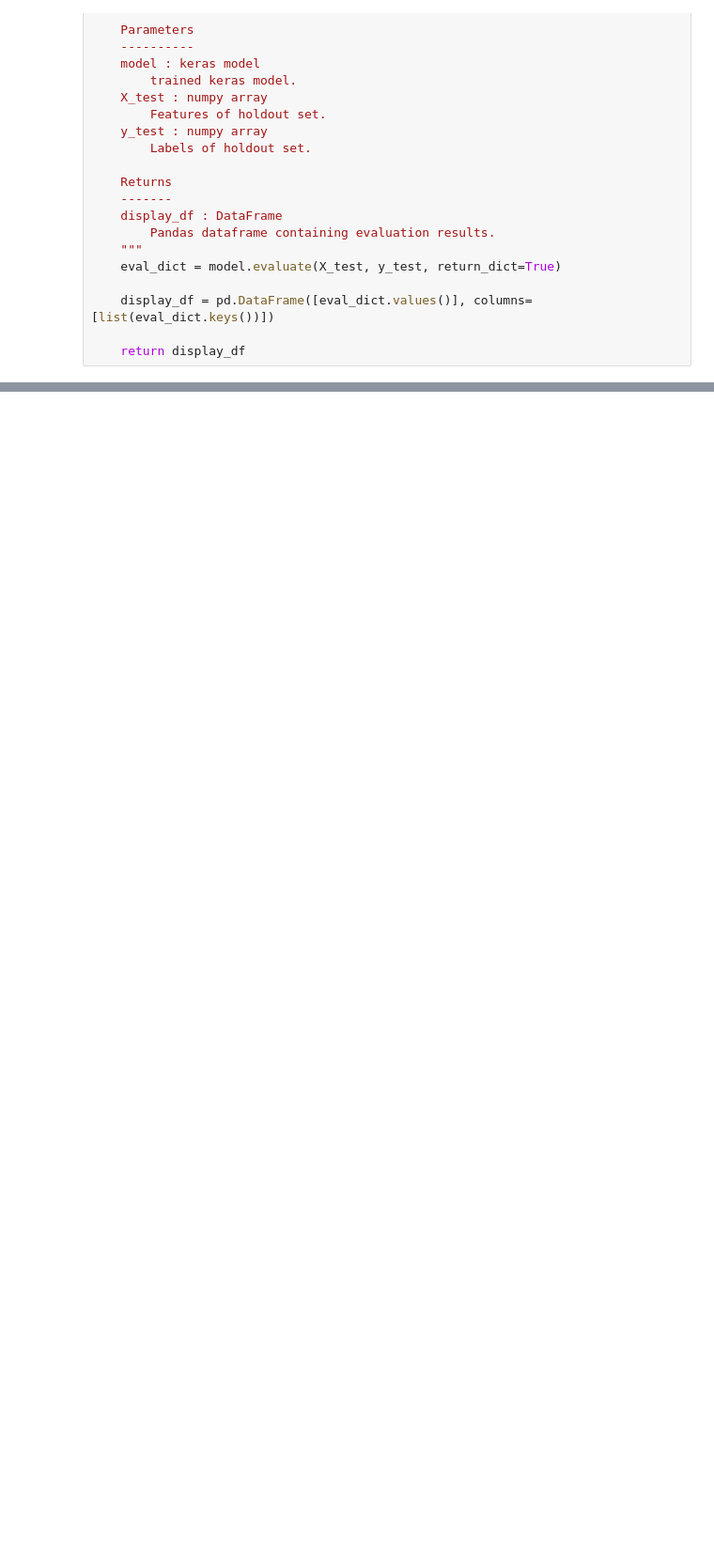
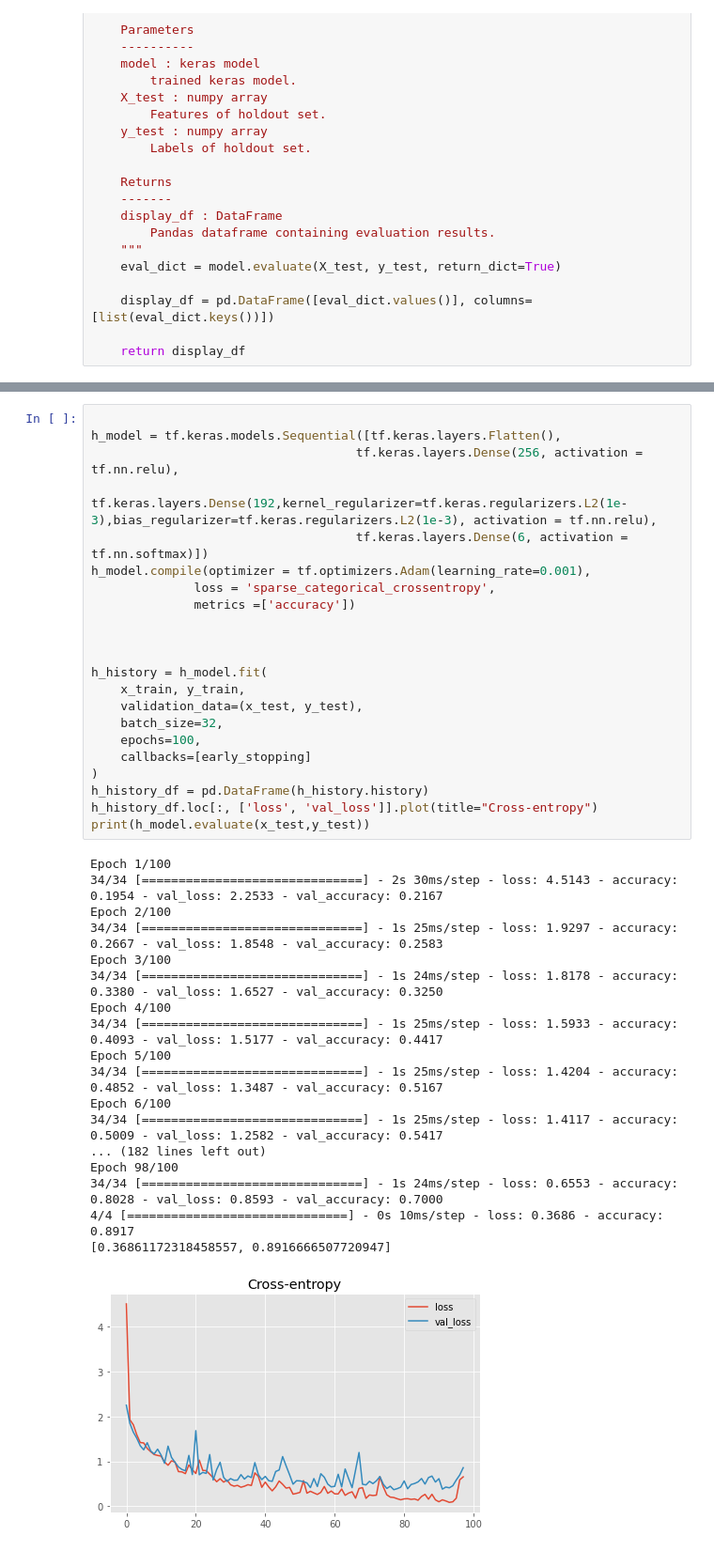
Before and after one commit to ThePiranhaGuy/hand_sign_keras, a Jupyter notebook: hand_sign_notebook.ipynb, the cells around one changed output, grey strips where cells are left out. Shown at 94% size. Saved outputs shown, nothing was run; the diff lists cells and outputs as text; blank space fills up the shorter version.

```diff
--- a/hand_sign_notebook.ipynb
+++ b/hand_sign_notebook.ipynb
@@ -226,0 +242,41 @@ Epoch 9/20
+# %%
+
+h_model = tf.keras.models.Sequential([tf.keras.layers.Flatten(),
+                                    tf.keras.layers.Dense(256, activation = tf.nn.relu),
+                                    tf.keras.layers.Dense(192,kernel_regularizer=tf.keras.regularizers.L2(1e-3),bias_regularizer=tf.keras.regularizers.L2(1e-3), activation = tf.nn.relu),
+                                    tf.keras.layers.Dense(6, activation = tf.nn.softmax)])
+h_model.compile(optimizer = tf.optimizers.Adam(learning_rate=0.001),
+              loss = 'sparse_categorical_crossentropy',
+              metrics =['accuracy'])
+
+
+
+h_history = h_model.fit(
+    x_train, y_train,
+    validation_data=(x_test, y_test),
+    batch_size=32,
+    epochs=100,
+    callbacks=[early_stopping]
+)
+h_history_df = pd.DataFrame(h_history.history)
+h_history_df.loc[:, ['loss', 'val_loss']].plot(title="Cross-entropy")
+print(h_model.evaluate(x_test,y_test))
+# %% [output]
+Epoch 1/100
+34/34 [==============================] - 2s 30ms/step - loss: 4.5143 - accuracy: 0.1954 - val_loss: 2.2533 - val_accuracy: 0.2167
+Epoch 2/100
+34/34 [==============================] - 1s 25ms/step - loss: 1.9297 - accuracy: 0.2667 - val_loss: 1.8548 - val_accuracy: 0.2583
+Epoch 3/100
+34/34 [==============================] - 1s 24ms/step - loss: 1.8178 - accuracy: 0.3380 - val_loss: 1.6527 - val_accuracy: 0.3250
+Epoch 4/100
+34/34 [==============================] - 1s 25ms/step - loss: 1.5933 - accuracy: 0.4093 - val_loss: 1.5177 - val_accuracy: 0.4417
+Epoch 5/100
+34/34 [==============================] - 1s 25ms/step - loss: 1.4204 - accuracy: 0.4852 - val_loss: 1.3487 - val_accuracy: 0.5167
+Epoch 6/100
+34/34 [==============================] - 1s 25ms/step - loss: 1.4117 - accuracy: 0.5009 - val_loss: 1.2582 - val_accuracy: 0.5417
+... (182 lines left out)
+Epoch 98/100
+34/34 [==============================] - 1s 24ms/step - loss: 0.6553 - accuracy: 0.8028 - val_loss: 0.8593 - val_accuracy: 0.7000
+4/4 [==============================] - 0s 10ms/step - loss: 0.3686 - accuracy: 0.8917
+[0.36861172318458557, 0.8916666507720947]
+[figure, added]
```
Also changed, not shown: parts of 17 cells of this notebook.
